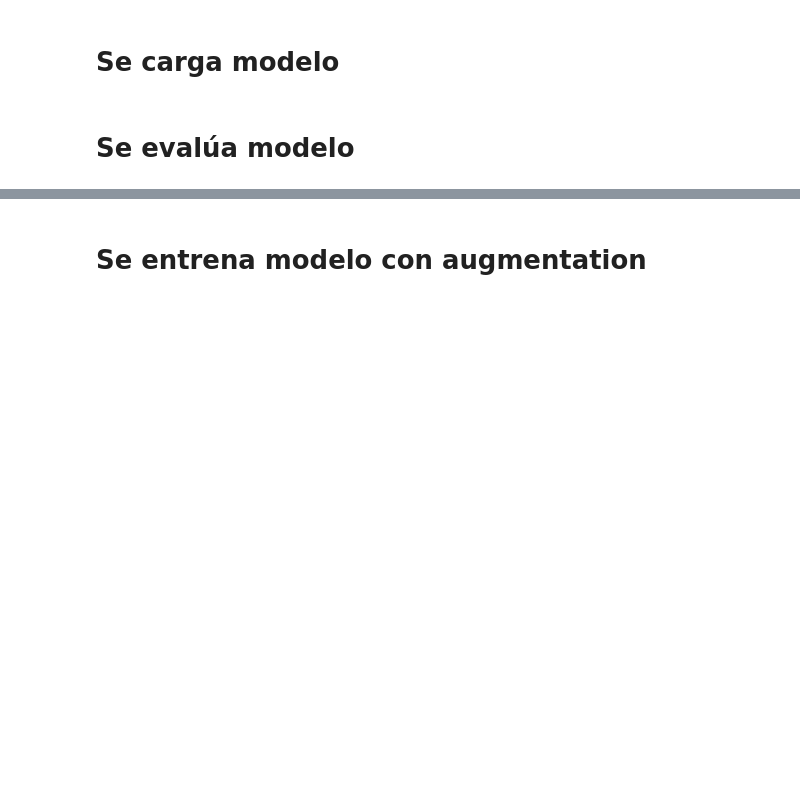
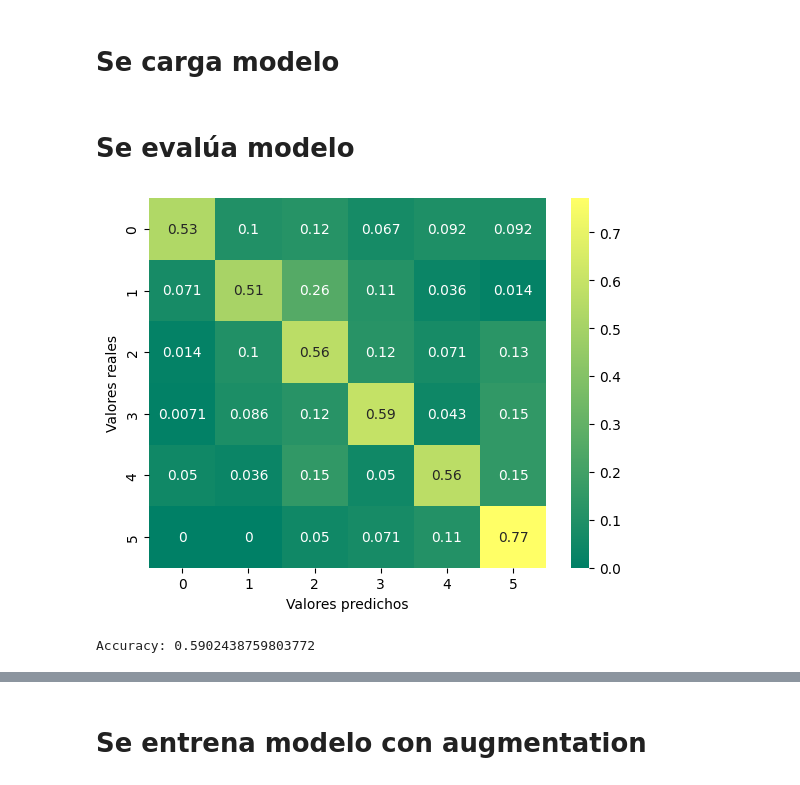
Before and after one commit to sbstnvsqz0/EL7060, a Jupyter notebook: T2/demo.ipynb, the cells around one changed output, grey strips where cells are left out. Saved outputs shown, nothing was run; the diff lists cells and outputs as text; code cells hidden in the pictures; blank space fills up the shorter version.

```diff
--- a/T2/demo.ipynb
+++ b/T2/demo.ipynb
@@ -14,24 +15,26 @@ preprocessing = Preprocessing(frame_size=FRAME_SIZE,
                   n_mfcc=N_MFCC,
                   samplerate=SAMPLERATE)
 # %%
-%%capture
-#COMPLETAR CON HIPERPARAMS
-#model = EngineLRNN(input_size = N_MFCC+N_MELS+2,
-                         #hidden_size = args.hidden_size,
-                         #num_lstm_layers = args.num_lstm_layers,
-                         #num_mlp_layers = args.num_mlp_layers,
-                         #output_size = OUT_DIM,
-                         #dropout = args.dropout,
-                         #batch_size = args.batch_size,
-                         #learning_rate = args.learning_rate,
-                         #preprocessing = preprocessing)
+model = EngineRNN(input_size = N_MFCC+N_MELS+2+12,
+                         hidden_size = 128,
+                         num_lstm_layers = 3,
+                         num_mlp_layers = 1,
+                         output_size = OUT_DIM,
+                         dropout = 0.1,
+                         batch_size = 64,
+                         learning_rate = 0.001,
+                         preprocessing = preprocessing)
 # %%
-model.train(epochs=100,patience=10,delta=0.01,augmentation=False,name="GRU")
+%%capture
+model.train(epochs=40,patience=10,delta=0.01,augmentation=False,name="GRU_sin_augmentation")
 # %% [markdown]
 # Se carga modelo
 # %%
-model.load_model("model.pth")
+model.load_model("GRU_sin_augmentation.pth")
 # %% [markdown]
 # Se evalúa modelo
 # %%
-model.evaluate(DataLoader(CremaDDataset(dir="test",preprocessing = preprocessing),shuffle=False))
+model.evaluate(DataLoader(CremaDDataset(dir="test",preprocessing = preprocessing),batch_size=1,shuffle=False))
+# %% [output]
+[figure, added]
+Accuracy: 0.5902438759803772
```
Also changed, not shown: parts of 7 cells of this notebook, 6 other files.
